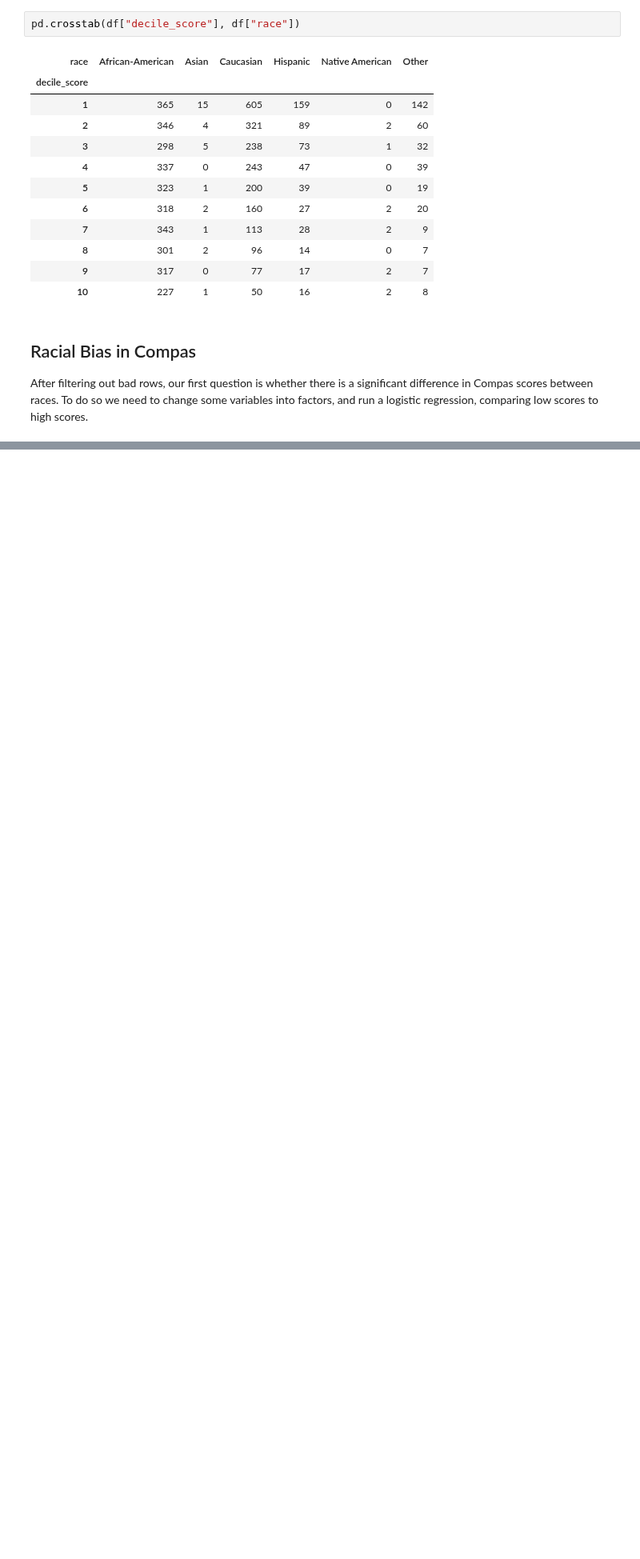
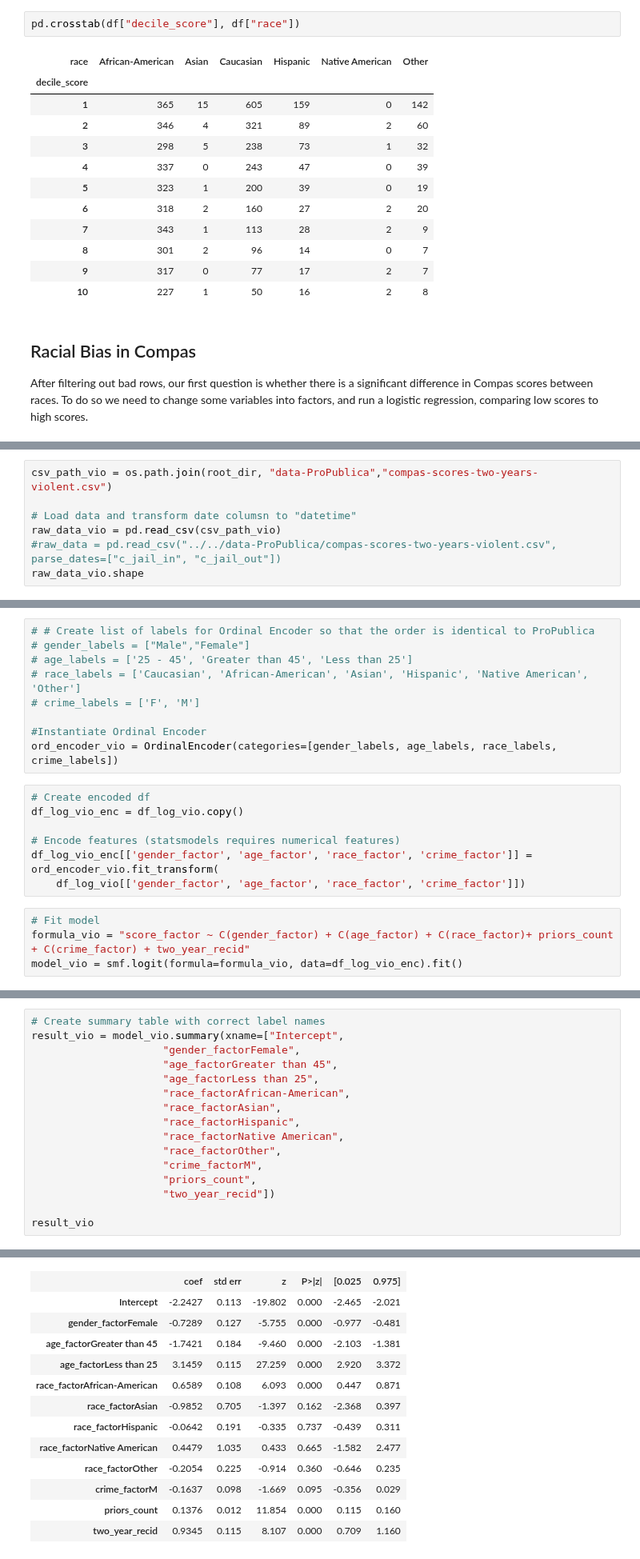
Before and after one commit to Heity94/Compas-recidivism-analysis, a Jupyter notebook: notebooks/Philipp/Recreation_ProPublica_notebook_Philipp.ipynb, the cells around one changed output, grey strips where cells are left out. Shown at 80% size. Drawn from its saved outputs; the diff is of its cells as text; blank space fills up the shorter version.

```diff
--- a/notebooks/Philipp/Recreation_ProPublica_notebook_Philipp.ipynb
+++ b/notebooks/Philipp/Recreation_ProPublica_notebook_Philipp.ipynb
@@ -266,0 +281,7 @@ np.exp(young_coef) / (1 - control + (control * np.exp(young_coef)))
+# %%
+csv_path_vio = os.path.join(root_dir, "data-ProPublica","compas-scores-two-years-violent.csv")
+
+# Load data and transform date columsn to "datetime"
+raw_data_vio = pd.read_csv(csv_path_vio)
+#raw_data = pd.read_csv("../../data-ProPublica/compas-scores-two-years-violent.csv", parse_dates=["c_jail_in", "c_jail_out"])
+raw_data_vio.shape
@@ -266,0 +377,20 @@ np.exp(young_coef) / (1 - control + (control * np.exp(young_coef)))
+# %%
+# # Create list of labels for Ordinal Encoder so that the order is identical to ProPublica
+# gender_labels = ["Male","Female"]
+# age_labels = ['25 - 45', 'Greater than 45', 'Less than 25']
+# race_labels = ['Caucasian', 'African-American', 'Asian', 'Hispanic', 'Native American', 'Other']
+# crime_labels = ['F', 'M']
+
+#Instantiate Ordinal Encoder
+ord_encoder_vio = OrdinalEncoder(categories=[gender_labels, age_labels, race_labels, crime_labels])
+# %%
+# Create encoded df
+df_log_vio_enc = df_log_vio.copy()
+
+# Encode features (statsmodels requires numerical features)
+df_log_vio_enc[['gender_factor', 'age_factor', 'race_factor', 'crime_factor']] = ord_encoder_vio.fit_transform(
+    df_log_vio[['gender_factor', 'age_factor', 'race_factor', 'crime_factor']])
+# %%
+# Fit model
+formula_vio = "score_factor ~ C(gender_factor) + C(age_factor) + C(race_factor)+ priors_count + C(crime_factor) + two_year_recid"
+model_vio = smf.logit(formula=formula_vio, data=df_log_vio_enc).fit()
@@ -266,0 +401,17 @@ np.exp(young_coef) / (1 - control + (control * np.exp(young_coef)))
+# %%
+# Create summary table with correct label names
+result_vio = model_vio.summary(xname=["Intercept",
+                     "gender_factorFemale",
+                     "age_factorGreater than 45",
+                     "age_factorLess than 25",
+                     "race_factorAfrican-American",
+                     "race_factorAsian",
+                     "race_factorHispanic",
+                     "race_factorNative American",
+                     "race_factorOther",
+                     "crime_factorM",
+                     "priors_count",
+                     "two_year_recid"])
+
+result_vio
+# %% [output]
@@ -266,0 +426,13 @@ np.exp(young_coef) / (1 - control + (control * np.exp(young_coef)))
+|  | coef | std err | z | P>|z| | [0.025 | 0.975] |
+| Intercept | -2.2427 | 0.113 | -19.802 | 0.000 | -2.465 | -2.021 |
+| gender_factorFemale | -0.7289 | 0.127 | -5.755 | 0.000 | -0.977 | -0.481 |
+| age_factorGreater than 45 | -1.7421 | 0.184 | -9.460 | 0.000 | -2.103 | -1.381 |
+| age_factorLess than 25 | 3.1459 | 0.115 | 27.259 | 0.000 | 2.920 | 3.372 |
+| race_factorAfrican-American | 0.6589 | 0.108 | 6.093 | 0.000 | 0.447 | 0.871 |
+| race_factorAsian | -0.9852 | 0.705 | -1.397 | 0.162 | -2.368 | 0.397 |
+| race_factorHispanic | -0.0642 | 0.191 | -0.335 | 0.737 | -0.439 | 0.311 |
+| race_factorNative American | 0.4479 | 1.035 | 0.433 | 0.665 | -1.582 | 2.477 |
+| race_factorOther | -0.2054 | 0.225 | -0.914 | 0.360 | -0.646 | 0.235 |
+| crime_factorM | -0.1637 | 0.098 | -1.669 | 0.095 | -0.356 | 0.029 |
+| priors_count | 0.1376 | 0.012 | 11.854 | 0.000 | 0.115 | 0.160 |
+| two_year_recid | 0.9345 | 0.115 | 8.107 | 0.000 | 0.709 | 1.160 |
```
Also changed, not shown: parts of 42 cells of this notebook.
